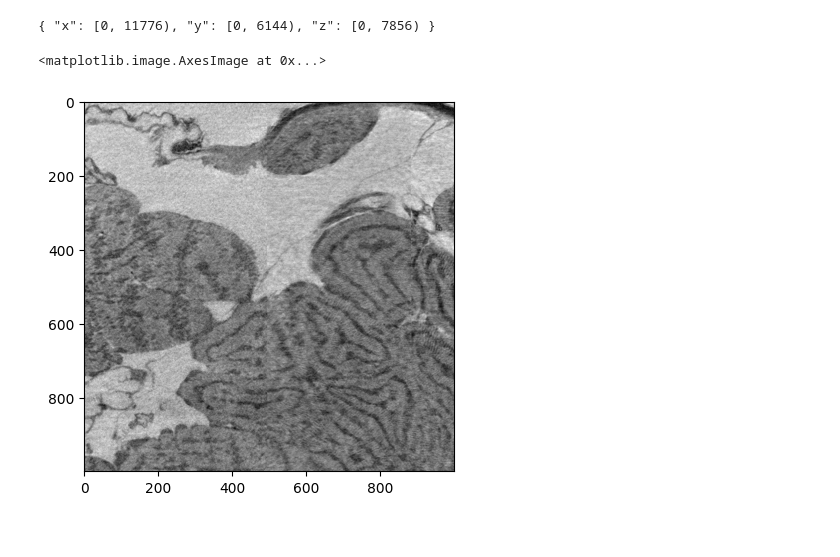
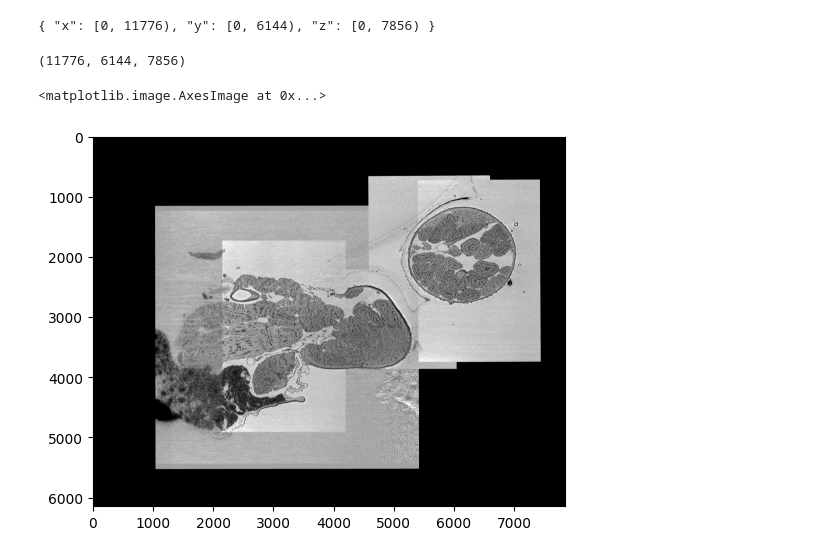
Before and after one commit to JaneliaSciComp/bossdb-convert, a Jupyter notebook: convert_precomputed.ipynb, the cells around one changed output. Saved outputs shown, nothing was run; the diff lists cells and outputs as text; code cells hidden in the pictures.

```diff
--- a/convert_precomputed.ipynb
+++ b/convert_precomputed.ipynb
@@ -42,9 +42,13 @@ dataset_3d = dataset[ts.d['channel'][0]]
 dataset_3d.domain
 # %% [output]
 { "x": [0, 11776), "y": [0, 6144), "z": [0, 7856) }
+# %%
+dataset_3d.shape
+# %% [output]
+(11776, 6144, 7856)
 # %%
-slice = dataset_3d[6301, 2500:3500, 3700:4700]
+slice = dataset_3d[6301, :, :]
 plt.imshow(slice, cmap='gray')
 # %% [output]
 <matplotlib.image.AxesImage at 0x...>
-[figure, old version]
+[figure, new version]
```
Also changed, not shown: parts of 7 cells of this notebook.
